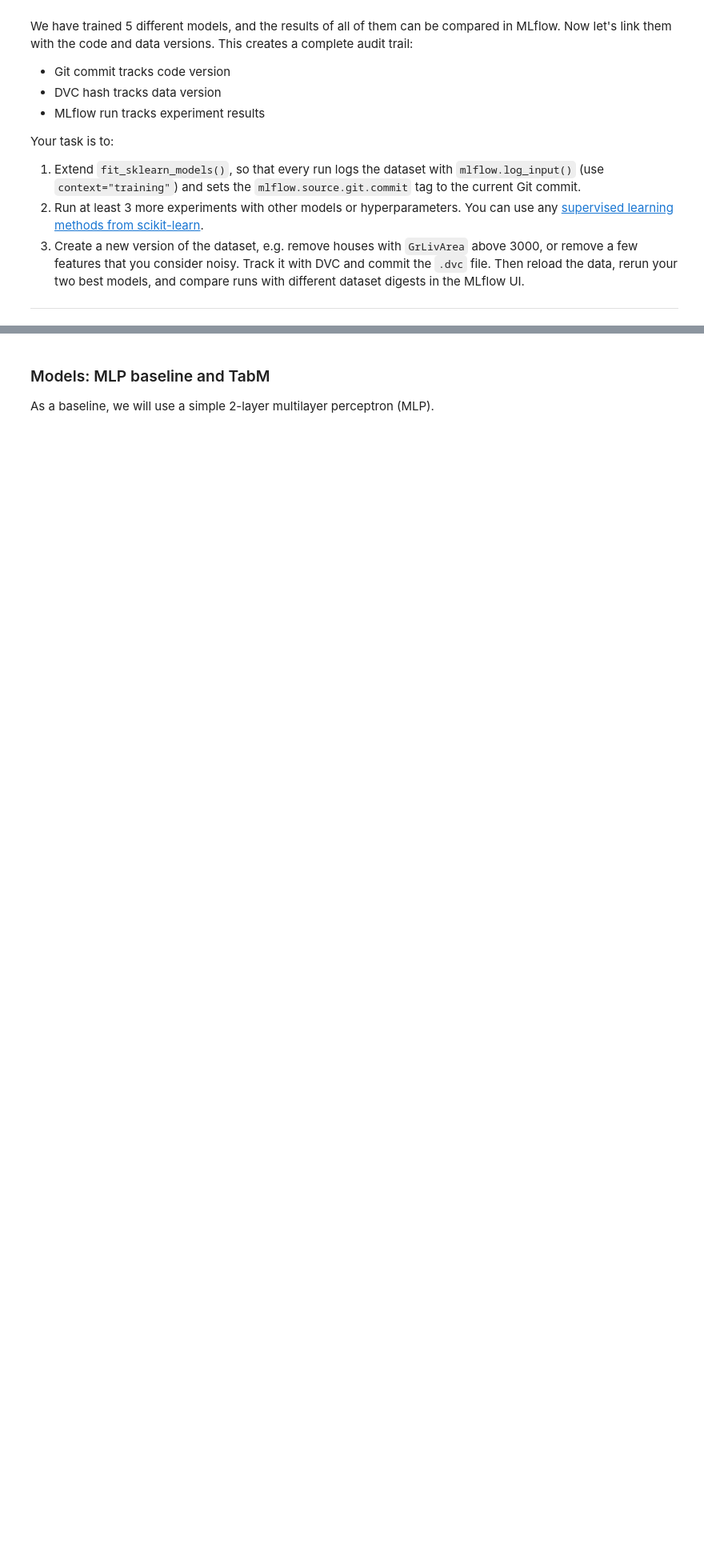
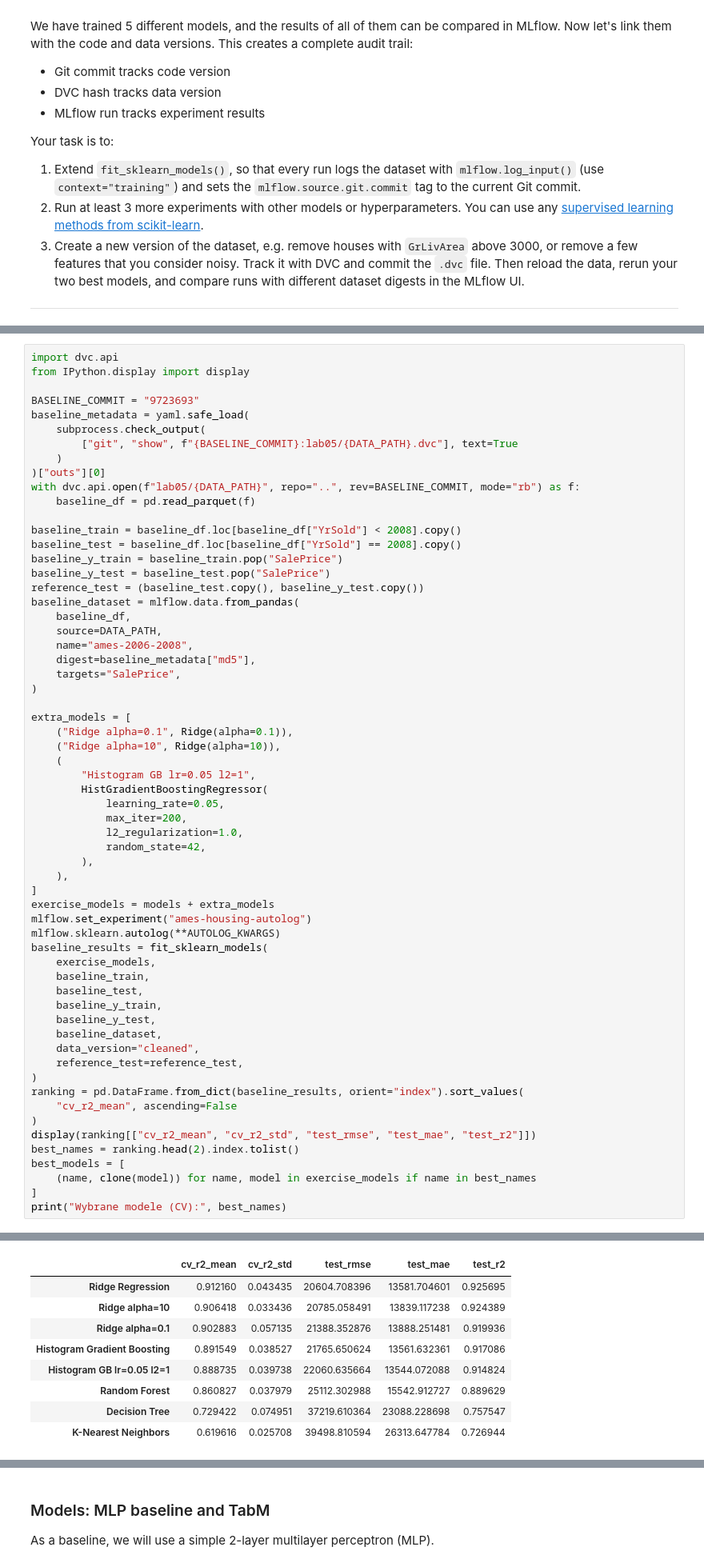
Before and after one commit to AndreRab/MLOPS, a Jupyter notebook: lab05/LAB_INSTRUCTION_2_MLFLOW.ipynb, the cells around one changed output, grey strips where cells are left out. Shown at 80% size. Cells and saved outputs as stored; diff of their text form; blank space fills up the shorter version.

```diff
--- a/lab05/LAB_INSTRUCTION_2_MLFLOW.ipynb
+++ b/lab05/LAB_INSTRUCTION_2_MLFLOW.ipynb
@@ -424,0 +548,62 @@ Your task is to:
+# %%
+import dvc.api
+from IPython.display import display
+
+BASELINE_COMMIT = "9723693"
+baseline_metadata = yaml.safe_load(
+    subprocess.check_output(
+        ["git", "show", f"{BASELINE_COMMIT}:lab05/{DATA_PATH}.dvc"], text=True
+    )
+)["outs"][0]
+with dvc.api.open(f"lab05/{DATA_PATH}", repo="..", rev=BASELINE_COMMIT, mode="rb") as f:
+    baseline_df = pd.read_parquet(f)
+
+baseline_train = baseline_df.loc[baseline_df["YrSold"] < 2008].copy()
+baseline_test = baseline_df.loc[baseline_df["YrSold"] == 2008].copy()
+baseline_y_train = baseline_train.pop("SalePrice")
+baseline_y_test = baseline_test.pop("SalePrice")
+reference_test = (baseline_test.copy(), baseline_y_test.copy())
+baseline_dataset = mlflow.data.from_pandas(
+    baseline_df,
+    source=DATA_PATH,
+    name="ames-2006-2008",
+    digest=baseline_metadata["md5"],
+    targets="SalePrice",
+)
+
+extra_models = [
+    ("Ridge alpha=0.1", Ridge(alpha=0.1)),
+    ("Ridge alpha=10", Ridge(alpha=10)),
+    (
+        "Histogram GB lr=0.05 l2=1",
+        HistGradientBoostingRegressor(
+            learning_rate=0.05,
+            max_iter=200,
+            l2_regularization=1.0,
+            random_state=42,
+        ),
+    ),
+]
+exercise_models = models + extra_models
+mlflow.set_experiment("ames-housing-autolog")
+mlflow.sklearn.autolog(**AUTOLOG_KWARGS)
+baseline_results = fit_sklearn_models(
+    exercise_models,
+    baseline_train,
+    baseline_test,
+    baseline_y_train,
+    baseline_y_test,
+    baseline_dataset,
+    data_version="cleaned",
+    reference_test=reference_test,
+)
+ranking = pd.DataFrame.from_dict(baseline_results, orient="index").sort_values(
+    "cv_r2_mean", ascending=False
+)
+display(ranking[["cv_r2_mean", "cv_r2_std", "test_rmse", "test_mae", "test_r2"]])
+best_names = ranking.head(2).index.tolist()
+best_models = [
+    (name, clone(model)) for name, model in exercise_models if name in best_names
+]
+print("Wybrane modele (CV):", best_names)
+# %% [output]
@@ -424,0 +627,9 @@ Your task is to:
+|  | cv_r2_mean | cv_r2_std | test_rmse | test_mae | test_r2 |
+| Ridge Regression | 0.912160 | 0.043435 | 20604.708396 | 13581.704601 | 0.925695 |
+| Ridge alpha=10 | 0.906418 | 0.033436 | 20785.058491 | 13839.117238 | 0.924389 |
+| Ridge alpha=0.1 | 0.902883 | 0.057135 | 21388.352876 | 13888.251481 | 0.919936 |
+| Histogram Gradient Boosting | 0.891549 | 0.038527 | 21765.650624 | 13561.632361 | 0.917086 |
+| Histogram GB lr=0.05 l2=1 | 0.888735 | 0.039738 | 22060.635664 | 13544.072088 | 0.914824 |
+| Random Forest | 0.860827 | 0.037979 | 25112.302988 | 15542.912727 | 0.889629 |
+| Decision Tree | 0.729422 | 0.074951 | 37219.610364 | 23088.228698 | 0.757547 |
+| K-Nearest Neighbors | 0.619616 | 0.025708 | 39498.810594 | 26313.647784 | 0.726944 |
```
Also changed, not shown: parts of 30 cells of this notebook, 5 other files.
